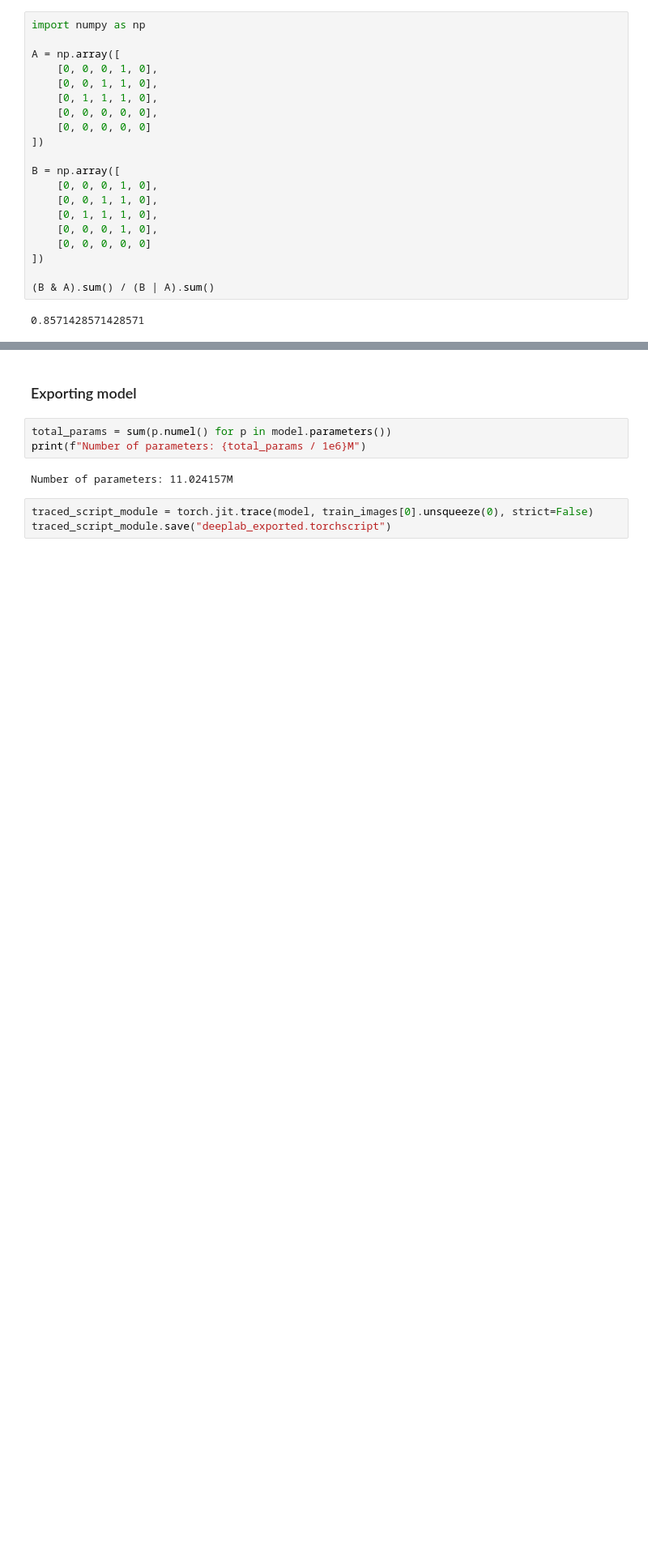
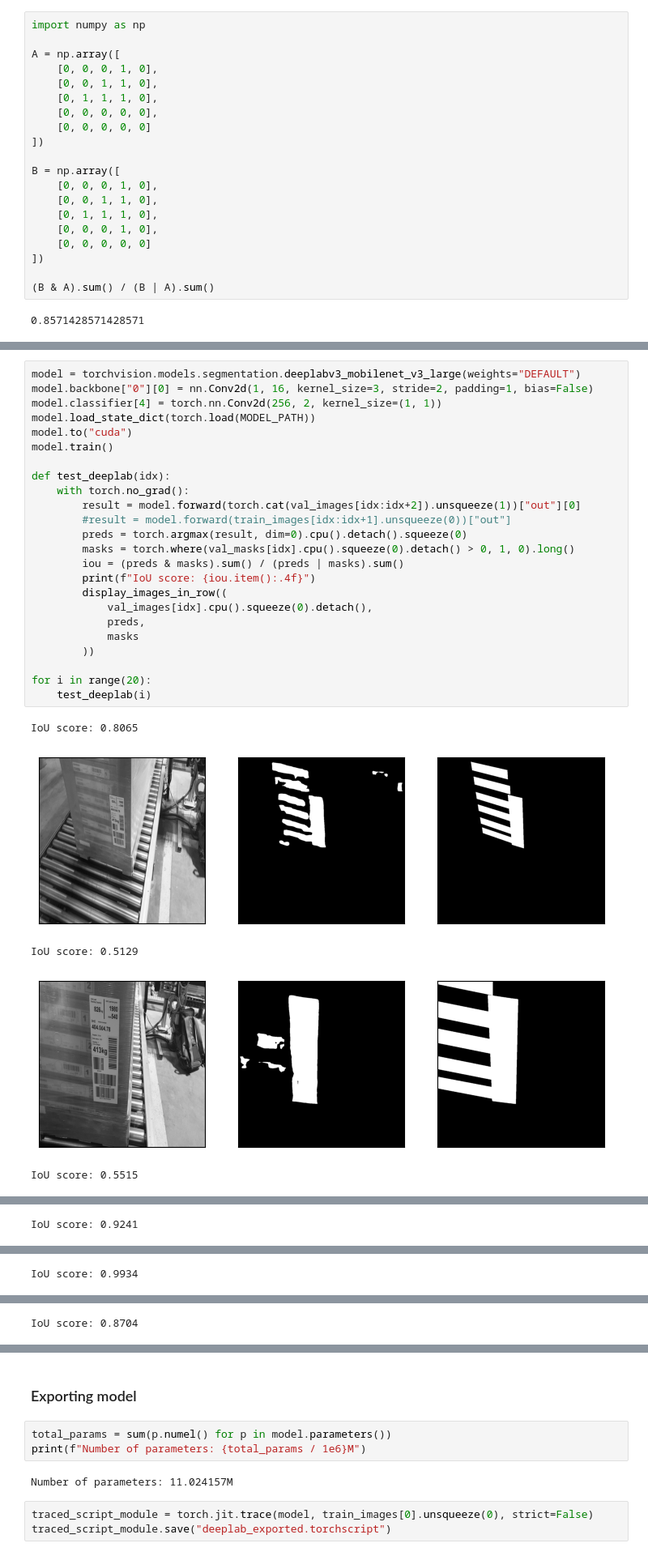
Before and after one commit to karalius32/uzduotis1, a Jupyter notebook: pytorch deeplab/test.ipynb, the cells around one changed output, grey strips where cells are left out. Shown at 81% size. Drawn from its saved outputs; the diff is of its cells as text; blank space fills up the shorter version.

```diff
--- a/pytorch deeplab/test.ipynb
+++ b/pytorch deeplab/test.ipynb
@@ -119,0 +154,30 @@ IoU score: 0.9692
+# %%
+model = torchvision.models.segmentation.deeplabv3_mobilenet_v3_large(weights="DEFAULT")
+model.backbone["0"][0] = nn.Conv2d(1, 16, kernel_size=3, stride=2, padding=1, bias=False)
+model.classifier[4] = torch.nn.Conv2d(256, 2, kernel_size=(1, 1))
+model.load_state_dict(torch.load(MODEL_PATH))
+model.to("cuda")
+model.train()
+
+def test_deeplab(idx):
+    with torch.no_grad():
+        result = model.forward(torch.cat(val_images[idx:idx+2]).unsqueeze(1))["out"][0]
+        #result = model.forward(train_images[idx:idx+1].unsqueeze(0))["out"]
+        preds = torch.argmax(result, dim=0).cpu().detach().squeeze(0)
+        masks = torch.where(val_masks[idx].cpu().squeeze(0).detach() > 0, 1, 0).long()
+        iou = (preds & masks).sum() / (preds | masks).sum()
+        print(f"IoU score: {iou.item():.4f}")
+        display_images_in_row((
+            val_images[idx].cpu().squeeze(0).detach(),
+            preds,
+            masks
+        ))
+
+for i in range(20):
+    test_deeplab(i)
+# %% [output]
+IoU score: 0.8065
+[figure, added]
+IoU score: 0.5129
+[figure, added]
+IoU score: 0.5515
@@ -119,0 +185 @@ IoU score: 0.9692
+IoU score: 0.9241
@@ -119,0 +187 @@ IoU score: 0.9692
+IoU score: 0.9934
@@ -119,0 +189 @@ IoU score: 0.9692
+IoU score: 0.8704
```
Also changed, not shown: parts of 8 cells of this notebook, 38 other files.
